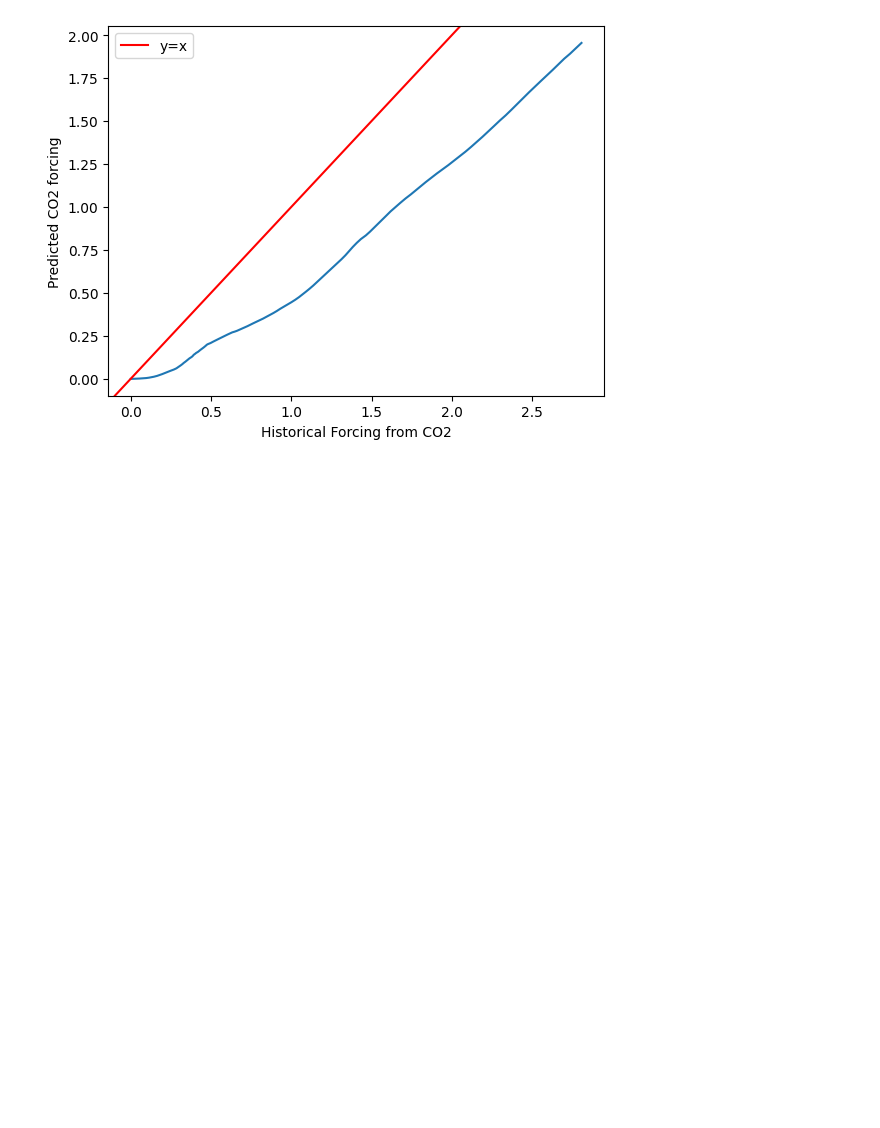
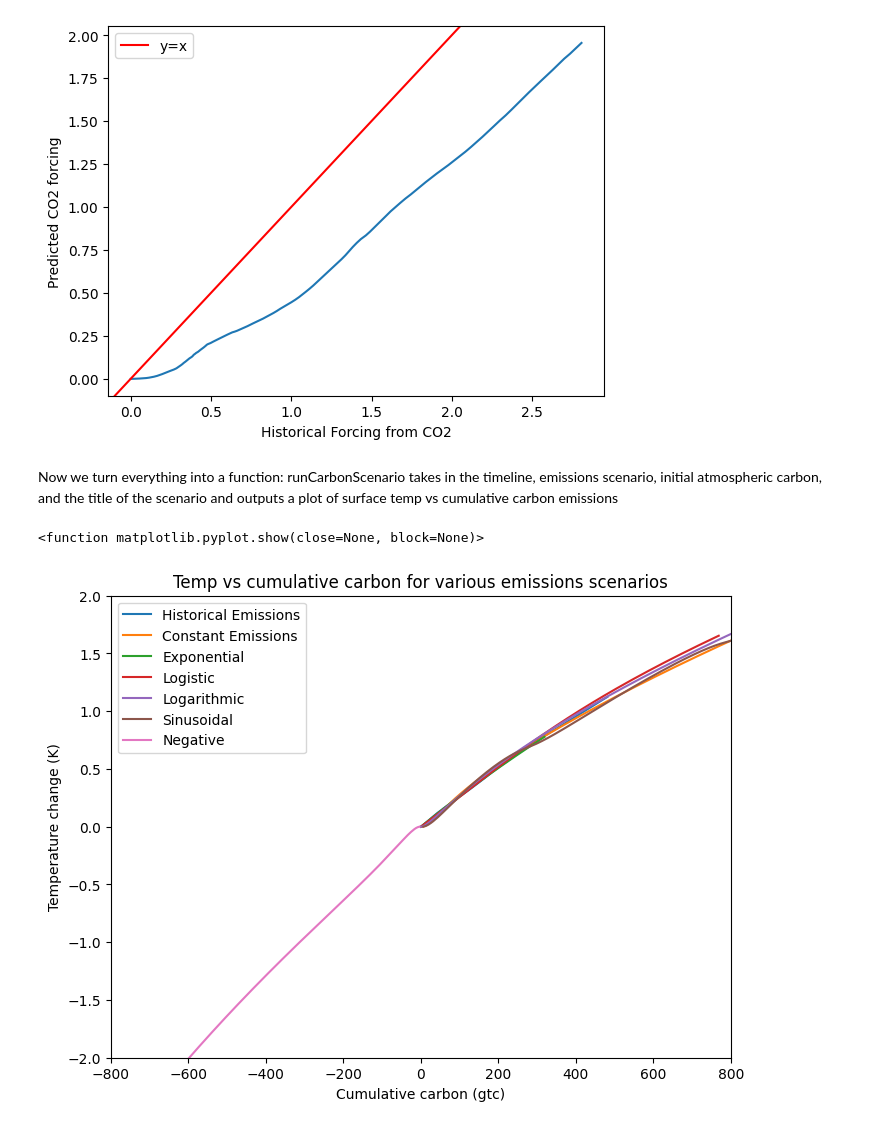
Before and after one commit to katie-hippe/atms380, a Jupyter notebook: final/final_project.ipynb, the cells around one changed output. Saved outputs shown, nothing was run; the diff lists cells and outputs as text; code cells hidden in the pictures; blank space fills up the shorter version.

```diff
--- a/final/final_project.ipynb
+++ b/final/final_project.ipynb
@@ -247,0 +265,72 @@ plt.show()
+# %% [markdown]
+Now we turn everything into a function: runCarbonScenario takes in the timeline, emissions scenario, initial atmospheric carbon, and the title of the scenario and outputs a plot of surface temp vs cumulative carbon emissions
+# %%
+# function?
+
+t_init = 1750
+t_final = 2023
+
+C0 = 280 # pre-industrial revolution ppm
+E = co2emis
+
+def runCarbonScenario(t_init, t_final, E, C0, title):
+
+    C = CO2conc(t_init, t_final, deltat, E, C0)
+
+    # from the carbon concentration, determine the radiative forcing
+    Rf = 5.35*np.log(C / C0)
+
+    # finally plot all our data
+    T, TO = twolayerEMB(t_init, t_final-1, 1, T_0, TO_0, CS, CO, Rf, l, g)
+    #plotT(t_init, t_final-1, deltat, T, TO, True, "test")
+    #plt.show()
+
+    # find cumulative sum of carbon emissions
+    cumC = np.cumsum(E) * 2.12 # from ppm to gtc
+
+    plt.plot(cumC[0:273], T[0:273], label=title)
+    #plt.xlabel("Cumulative Carbon (gtc)")
+    #plt.ylabel("Temperature change (K)")
+    #plt.show()
+
+plt.figure(figsize=(8,6))
+
+# Set the x and y limits of the plot
+#plt.xlim(0, 20000)  # x-axis range from 0 to 10
+#plt.ylim(-0.5,2) # y-axis range from -5 to 5
+
+# Add labels and title (optional)
+plt.xlabel("Cumulative carbon (gtc)")
+plt.ylabel("Temperature change (K)")
+plt.title("Temp vs cumulative carbon for various emissions scenarios")
+
+# set up our different scenarios
+E_const = np.full((t_final-t_init+1), 2)
+E_inst = np.full((t_final-t_init+1),0)
+E_inst[0] = 5.2
+
+time_vec = np.arange(0,273)
+E_exp = 0.001*np.exp(0.031 * time_vec)
+
+E_log = 5 / (1 + np.exp(-0.1 * (time_vec - 200)))
+
+E_log_2 = 0.8*np.log(time_vec+1)
+
+E_neg = np.full((t_final-t_init+1), -2)
+E_sin = np.cos(0.05*time_vec) + 2
+
+
+titles = ["Historical Emissions", "Constant Emissions", "Exponential", "Logistic", "Logarithmic", "Sinusoidal", "Negative"]
+Es = [co2emis, E_const, E_exp, E_log, E_log_2, E_sin,E_neg]
+
+
+for i in range(len(titles)):
+    runCarbonScenario(t_init, t_final, Es[i], C0, titles[i])
+
+plt.xlim(-800,800)
+plt.ylim(-2,2)
+plt.legend()
+plt.show
+# %% [output]
+<function matplotlib.pyplot.show(close=None, block=None)>
+[figure, added]
```
Also changed, not shown: parts of 12 cells of this notebook.
